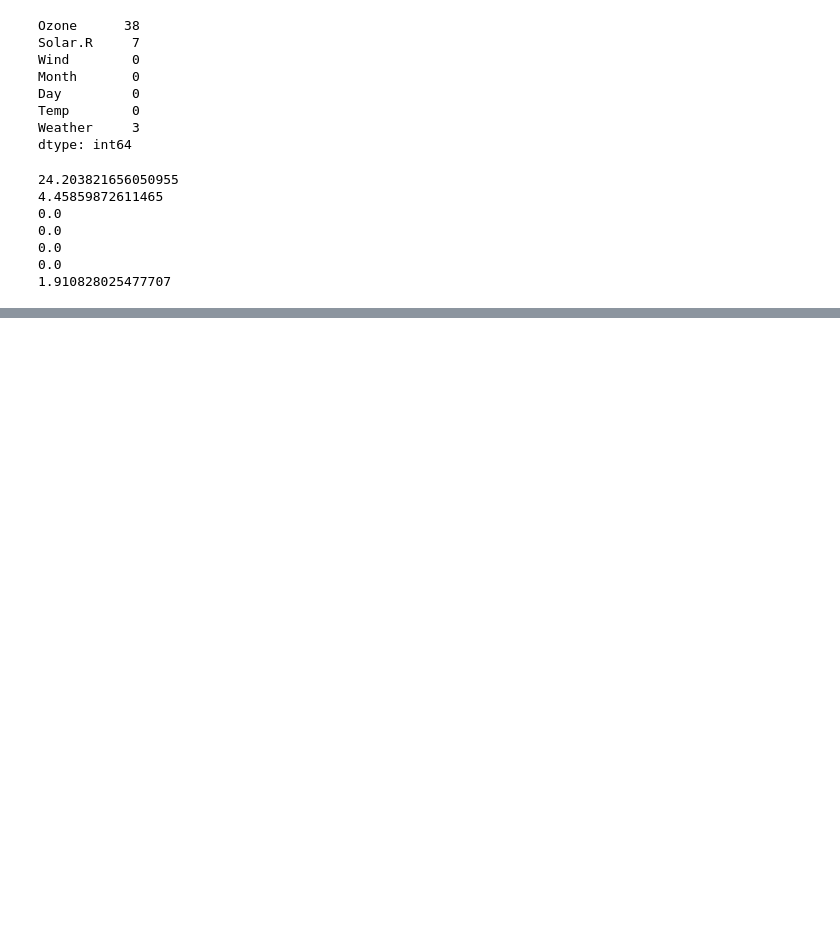
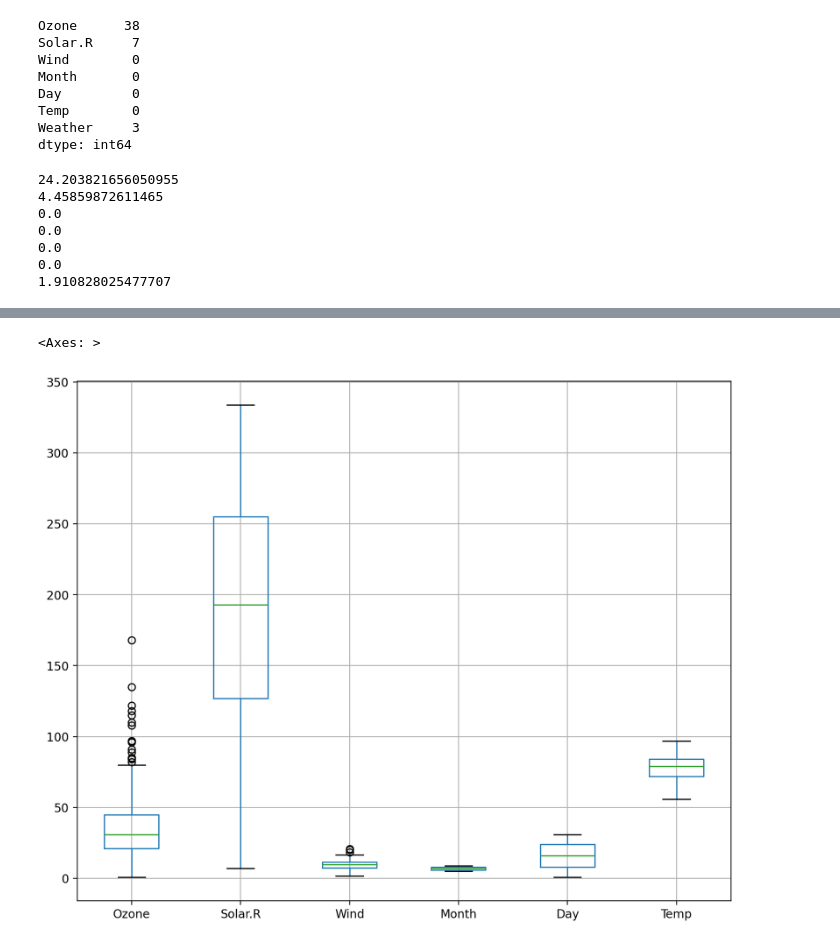
Before and after one commit to Rushi-code1/Data_Science_Practice, a Jupyter notebook: Machine Learnng/01_EDA.ipynb, the cells around one changed output, grey strips where cells are left out. Cells and saved outputs as stored; diff of their text form; code cells hidden in the pictures; blank space fills up the shorter version.

```diff
--- a/Machine Learnng/01_EDA.ipynb
+++ b/Machine Learnng/01_EDA.ipynb
@@ -241,0 +308,5 @@ df['Ozone'].fillna()
+# %%
+df.boxplot()
+# %% [output]
+<Axes: >
+[figure, added]
```
Also changed, not shown: parts of 21 cells of this notebook.
